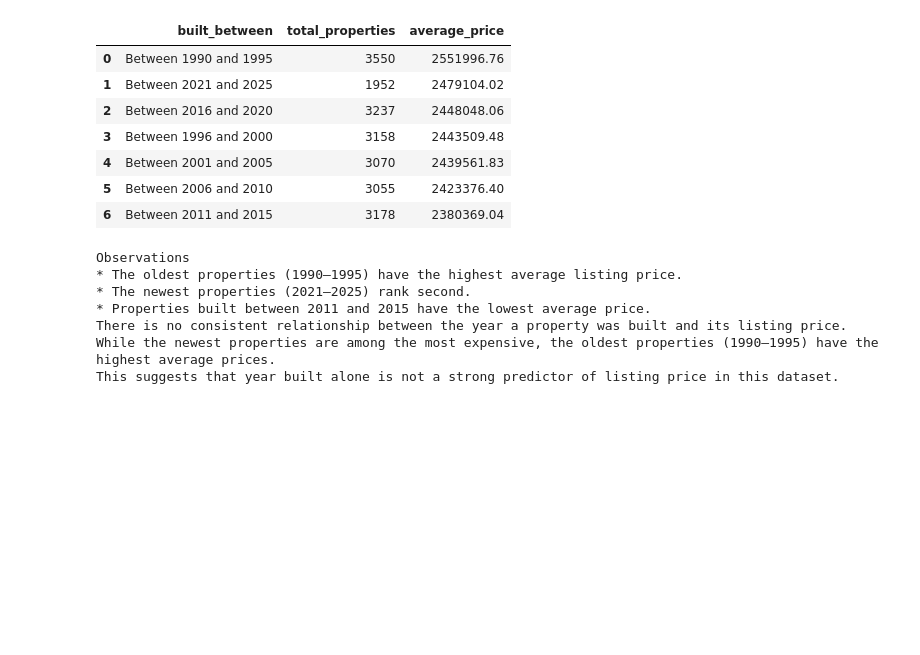
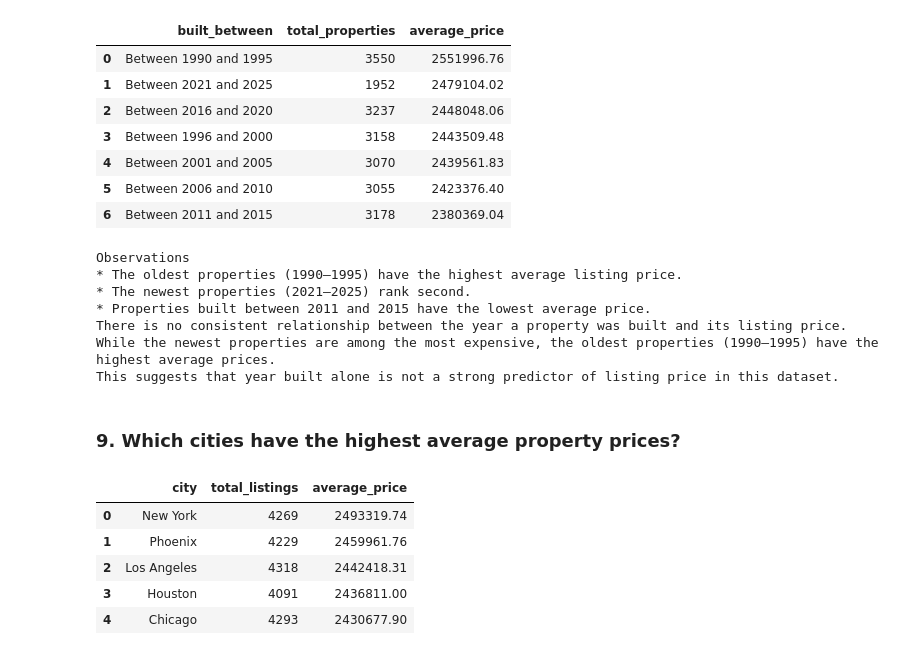
Before and after one commit to mukundnaramesh2605/guvi-python-sql-pandas-project-1, a Jupyter notebook: project.ipynb, the cells around one changed output. Cells and saved outputs as stored; diff of their text form; code cells hidden in the pictures; blank space fills up the shorter version.

Commit message:
9. Which cities have the highest average property prices?

```diff
--- a/project.ipynb
+++ b/project.ipynb
@@ -703,3 +703,20 @@ Observations
 There is no consistent relationship between the year a property was built and its listing price.
 While the newest properties are among the most expensive, the oldest properties (1990–1995) have the highest average prices.
 This suggests that year built alone is not a strong predictor of listing price in this dataset.
+# %% [markdown]
+### 9. Which cities have the highest average property prices?
+# %%
+query9 = """
+SELECT city,count(*) as total_listings,ROUND(AVG(price), 2) AS average_price FROM listings
+GROUP BY city
+ORDER BY average_price DESC;
+"""
+result9 = pd.read_sql(query9, conn)
+display(result9)
+# %% [output]
+|  | city | total_listings | average_price |
+| 0 | New York | 4269 | 2493319.74 |
+| 1 | Phoenix | 4229 | 2459961.76 |
+| 2 | Los Angeles | 4318 | 2442418.31 |
+| 3 | Houston | 4091 | 2436811.00 |
+| 4 | Chicago | 4293 | 2430677.90 |
```
